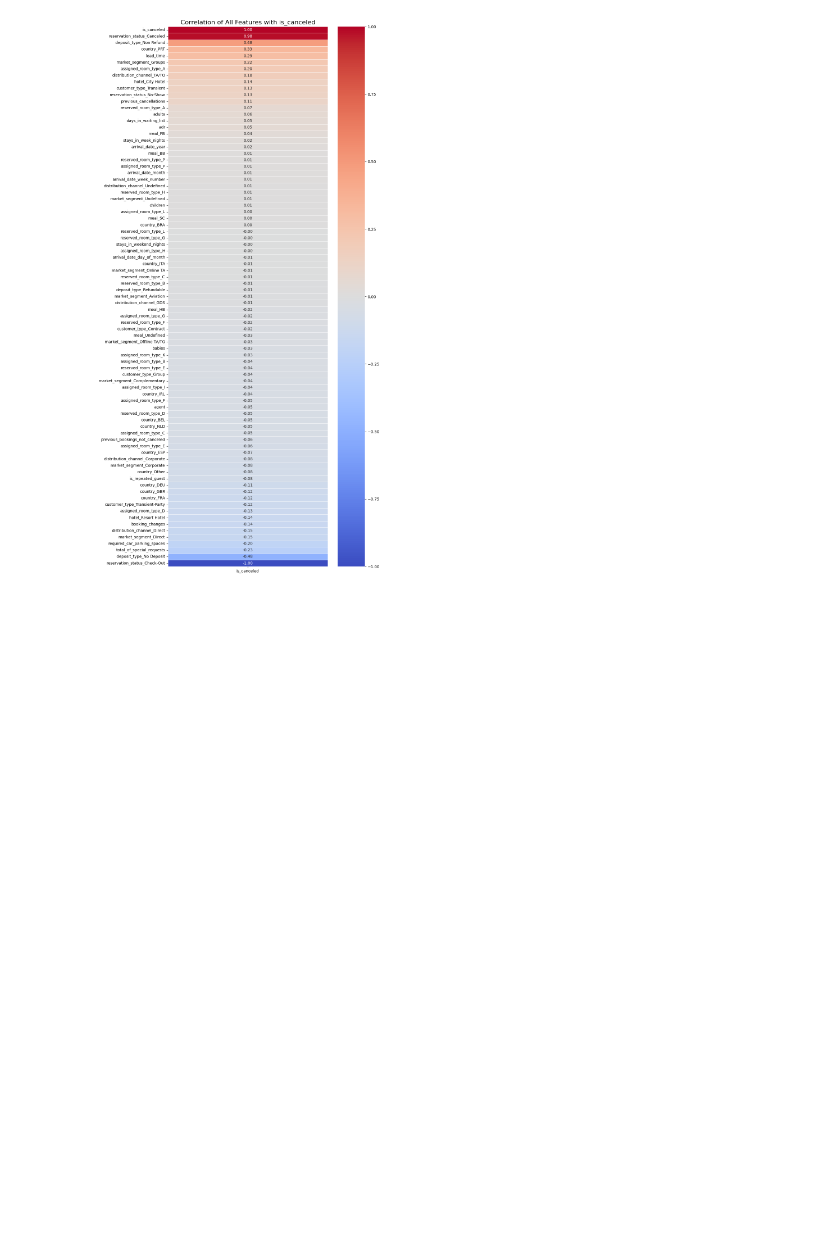
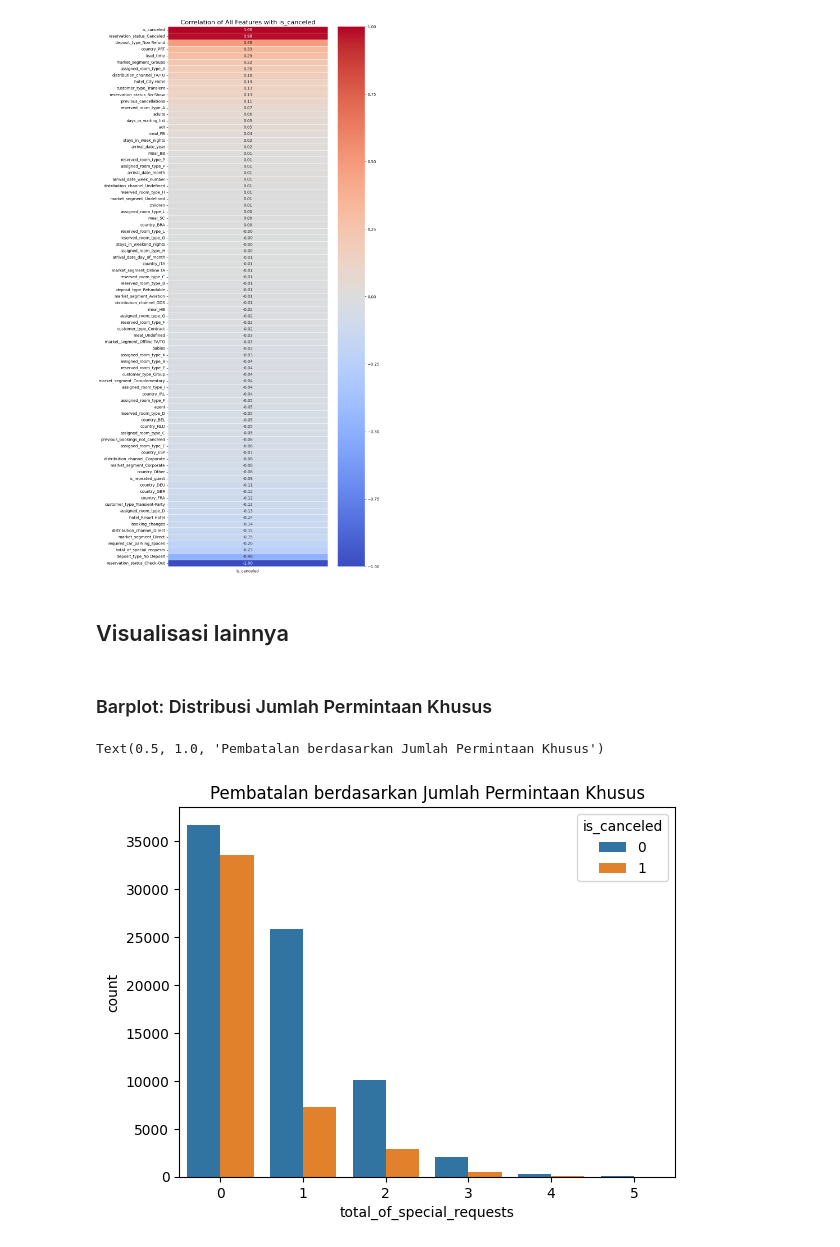
Before and after one commit to krauchelli/ml-sem6-hotel-booking, a Jupyter notebook: ujian.ipynb, the cells around one changed output. Saved outputs shown, nothing was run; the diff lists cells and outputs as text; code cells hidden in the pictures; blank space fills up the shorter version.

```diff
--- a/ujian.ipynb
+++ b/ujian.ipynb
@@ -305,3 +305,13 @@ plt.tight_layout()
 plt.show()
 # %% [output]
 [figure]
+# %% [markdown]
+## Visualisasi lainnya
+# %% [markdown]
+### Barplot: Distribusi Jumlah Permintaan Khusus
+# %%
+sns.countplot(data=df, x='total_of_special_requests', hue='is_canceled')
+plt.title('Pembatalan berdasarkan Jumlah Permintaan Khusus')
+# %% [output]
+Text(0.5, 1.0, 'Pembatalan berdasarkan Jumlah Permintaan Khusus')
+[figure, added]
```
Also changed, not shown: parts of 24 cells of this notebook.
